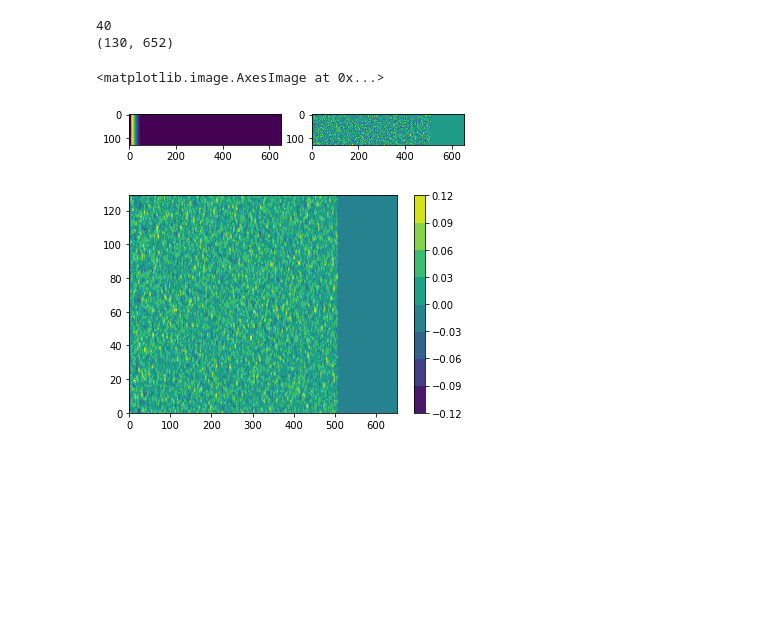
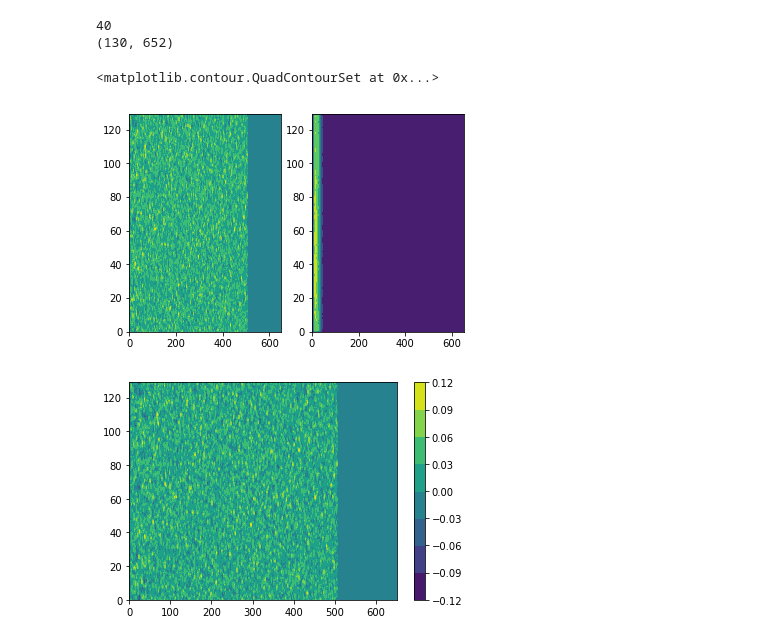
Before and after one commit to mikeg64/trismp-nrassh, a Jupyter notebook: run/load-simpleplot.ipynb, the cells around one changed output. Saved outputs shown, nothing was run; the diff lists cells and outputs as text; code cells hidden in the pictures; blank space fills up the shorter version.

```diff
--- a/run/load-simpleplot.ipynb
+++ b/run/load-simpleplot.ipynb
@@ -34,6 +34,9 @@ The backend was *originally* set to 'module://ipykernel.pylab.backend_inline' by
 # %%
-files=sorted(glob.glob('output/flds.tot*'))
-prtfiles=sorted(glob.glob('output/prtl.tot*'))
+basedir='/mnt/xdrive/Users/cs1mkg/temp/' #For linux desktop remote mount to research data store
+#basedir='/shared/sp2rc2/Users/cs1mkg/temp/' #For automounted research data storage from ShARC
+
+files=sorted(glob.glob(basedir+'output-th85ph90/flds.tot*'))
+prtfiles=sorted(glob.glob(basedir+'output-th85ph90/prtl.tot*'))
 # go through the files
 start=0
 end=len(files)
@@ -85,14 +88,17 @@ print np.shape(rho)
 # %%
 #
 # Plot density field
 #
 fig1,ax1 = pyplot.subplots(1,2,num=1)
 
-ax1[0].imshow(rho)
-ax1[1].imshow(bz)
+#ax1[0].imshow(rho)
+#ax1[1].imshow(bz)
+
+ax1[0].contourf(d[it]['bz'])
+ax1[1].contourf(d[it]['dens'])
 # %% [output]
-<matplotlib.image.AxesImage at 0x...>
+<matplotlib.contour.QuadContourSet at 0x...>
-[figure, old version]
+[figure, new version]
 # %%
 fig2, ax2 = pyplot.subplots()
 itstep=1
```
Also changed, not shown: parts of 8 cells of this notebook.
